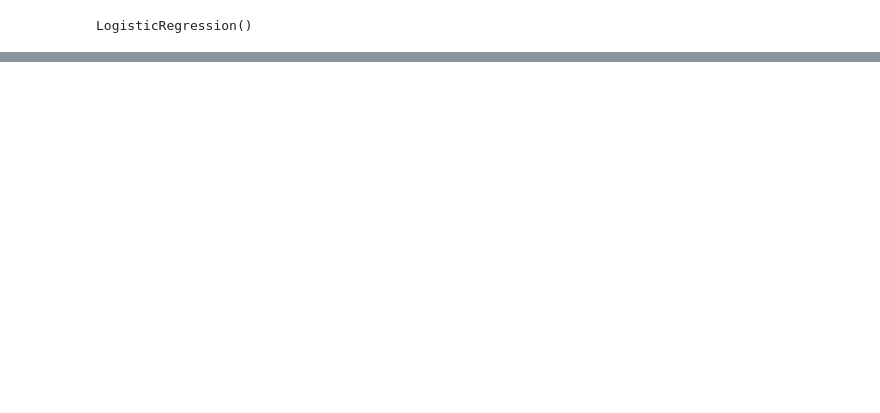
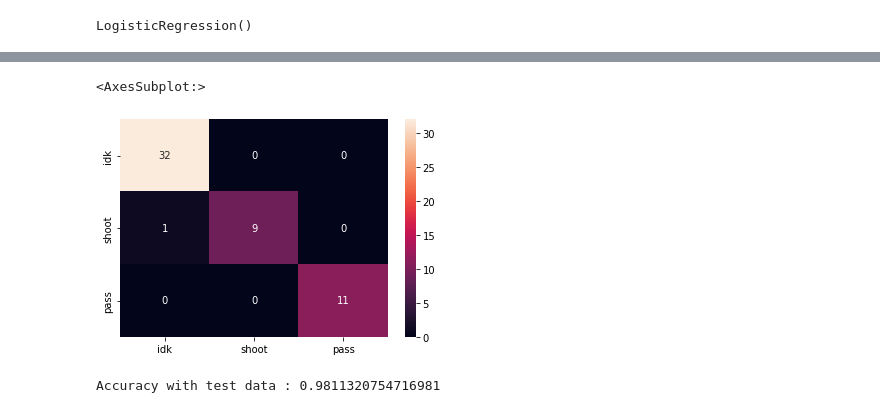
Before and after one commit to CamposCarvalhoC/Unihockey-Qself, a Jupyter notebook: unikockey.ipynb, the cells around one changed output, grey strips where cells are left out. Saved outputs shown, nothing was run; the diff lists cells and outputs as text; code cells hidden in the pictures; blank space fills up the shorter version.

```diff
--- a/unikockey.ipynb
+++ b/unikockey.ipynb
@@ -262,0 +313,11 @@ sn.heatmap(cm, annot=True,xticklabels=labels,yticklabels=labels)
+# %%
+y_pred_test=clf.predict(X_test)
+cm = confusion_matrix(y_test, y_pred_test)
+sn.heatmap(cm, annot=True,xticklabels=labels,yticklabels=labels)
+# %% [output]
+<AxesSubplot:>
+[figure, added]
+# %%
+print(f'Accuracy with test data : {metrics.accuracy_score(y_test, y_pred_test)}')
+# %% [output]
+Accuracy with test data : 0.9811320754716981
```
Also changed, not shown: parts of 17 cells of this notebook.
